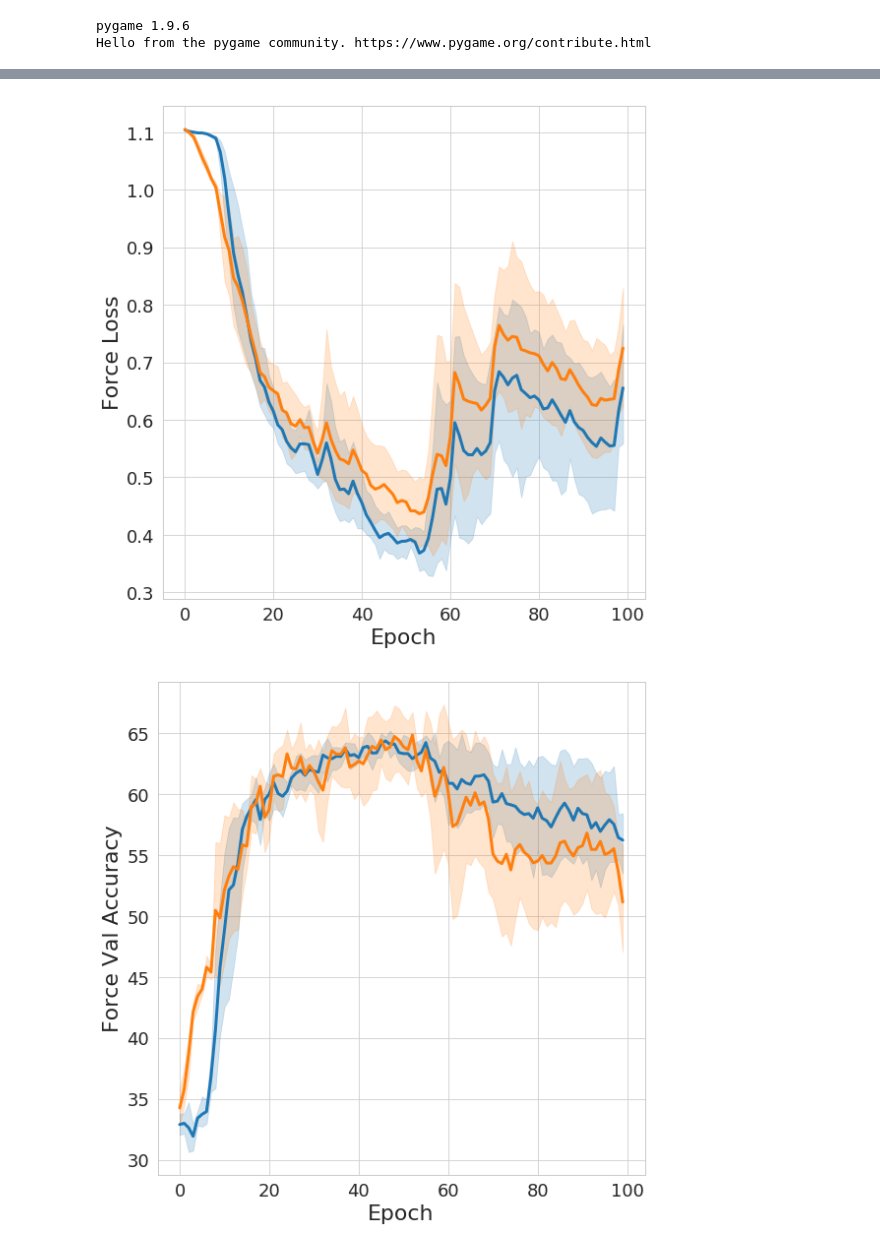
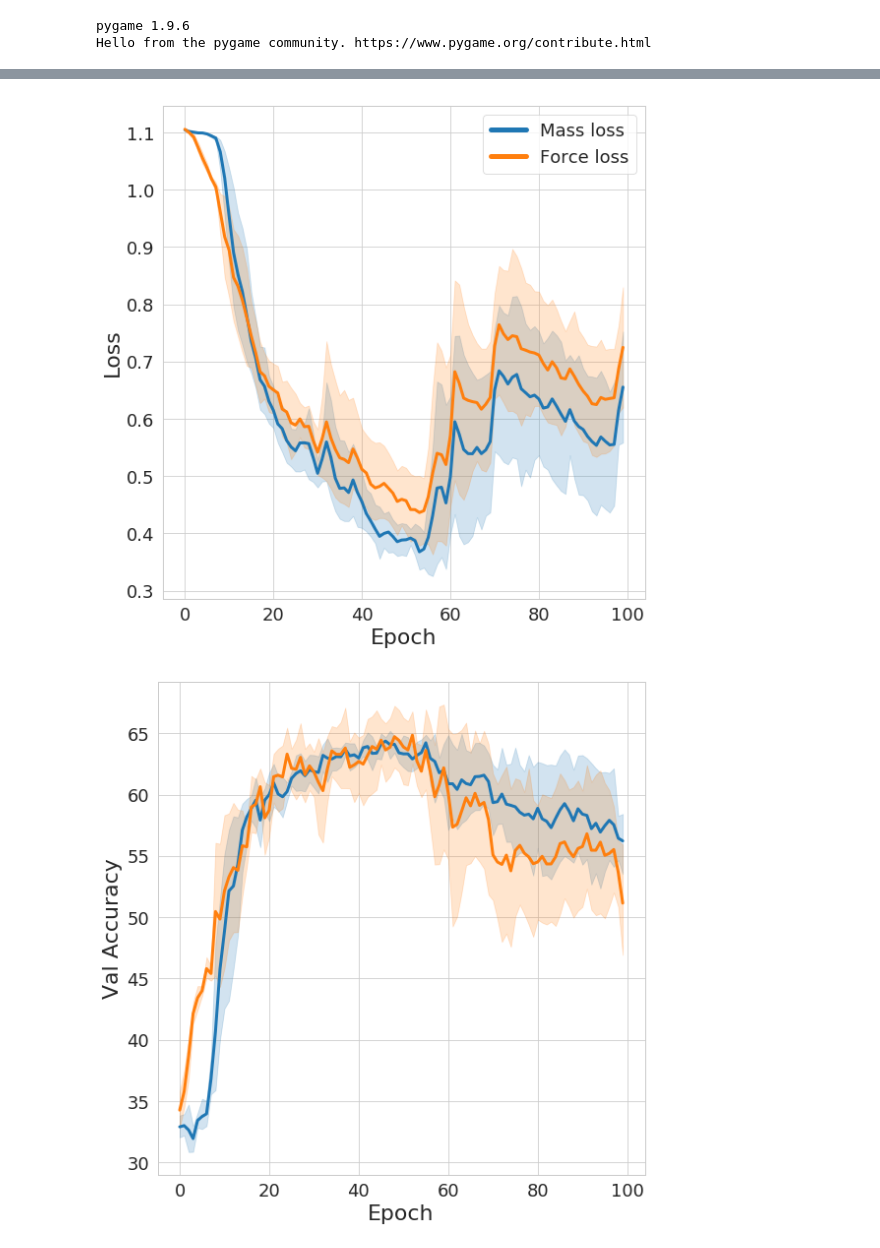
Before and after one commit to iamhectorotero/learning-physical-properties-with-rnns, a Jupyter notebook: cogsci_experiments/1b. Visualization - Training N models.ipynb, the cells around one changed output, grey strips where cells are left out. Cells and saved outputs as stored; diff of their text form; code cells hidden in the pictures.

Commit message:
Correct plot labels

```diff
--- a/cogsci_experiments/1b. Visualization - Training N models.ipynb
+++ b/cogsci_experiments/1b. Visualization - Training N models.ipynb
@@ -33,18 +21,16 @@ stats
 # %%
-ax = plot_lineplot_with_paper_style(None,
-                                    x="Epoch", y="Mass Loss", data=stats)
-
-ax = plot_lineplot_with_paper_style(directory+"all_losses.pdf",
-                                    x="Epoch", y="Force Loss", data=stats, ax=ax)
+ax = plot_lineplot_with_paper_style(None, x="Epoch", y="Mass Loss", data=stats, label="Mass loss")
+ax = plot_lineplot_with_paper_style(None, x="Epoch", y="Force Loss", data=stats, ax=ax, label="Force loss")
+plt.ylabel("Loss")
+plt.savefig(directory+"losses.pdf")
 # %% [output]
-[figure, old version]
+[figure, new version]
 # %%
-ax = plot_lineplot_with_paper_style(None,
-                                    x="Epoch", y="Mass Val Accuracy", data=stats)
-
-ax = plot_lineplot_with_paper_style(directory+"all_val_acc.pdf",
-                                    x="Epoch", y="Force Val Accuracy", data=stats, ax=ax)
+ax = plot_lineplot_with_paper_style(None, x="Epoch", y="Mass Val Accuracy", data=stats)
+ax = plot_lineplot_with_paper_style(None, x="Epoch", y="Force Val Accuracy", data=stats, ax=ax)
+plt.ylabel("Val Accuracy")
+plt.savefig(directory+"val_accuracies.pdf")
 # %% [output]
-[figure, old version]
+[figure, new version]
 # %%
 ax = plot_lineplot_with_paper_style(None, x="Epoch", y="Mass Train Accuracy", data=stats)
```
Also changed, not shown: parts of 2 cells of this notebook.
